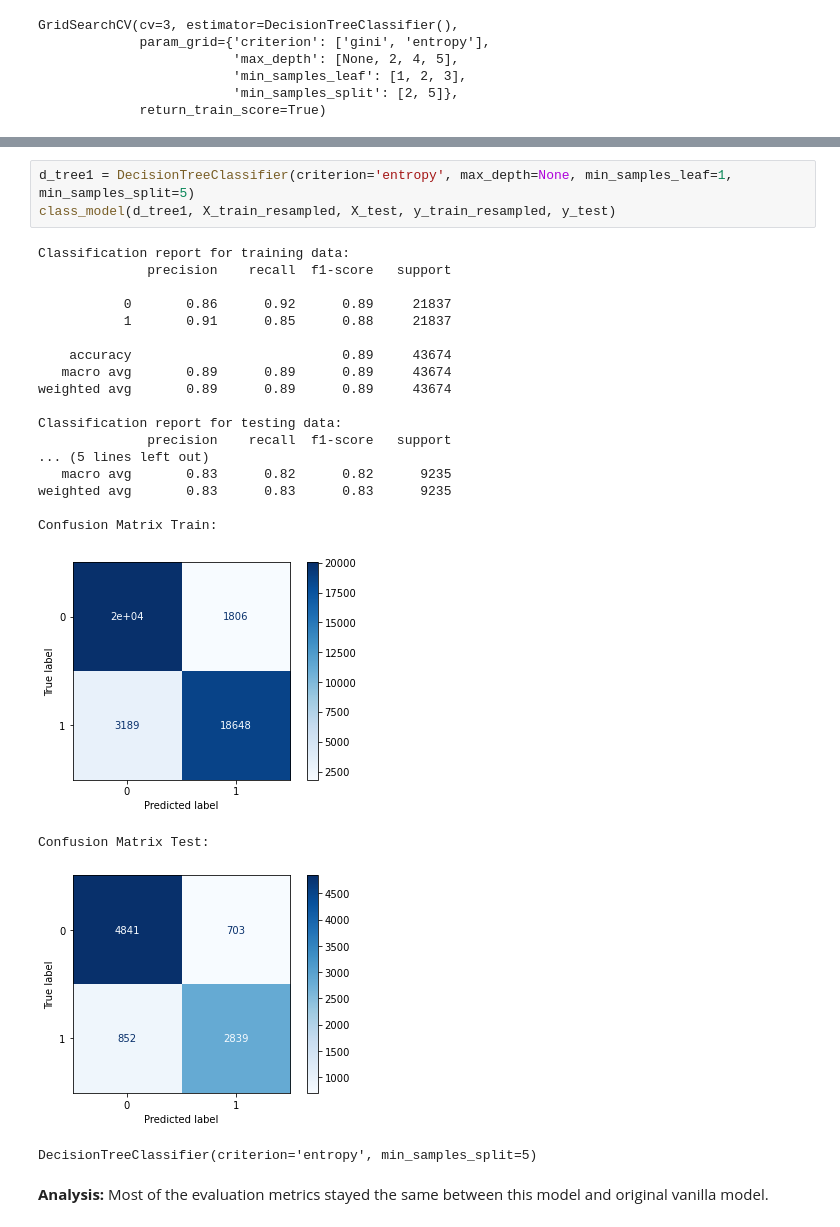
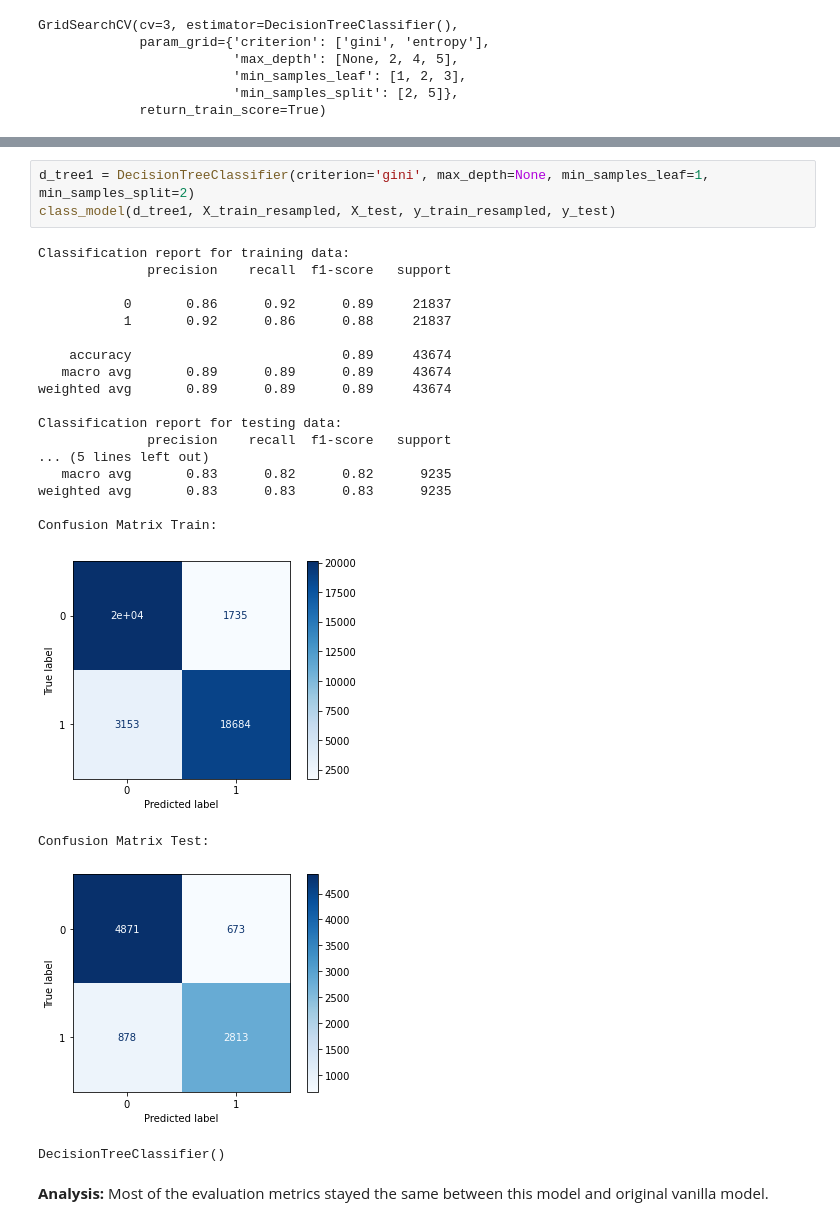
Before and after one commit to klsalcedo/tanzanian_water_wells, a Jupyter notebook: well_classification.ipynb, the cells around one changed output, grey strips where cells are left out. Saved outputs shown, nothing was run; the diff lists cells and outputs as text.

```diff
--- a/well_classification.ipynb
+++ b/well_classification.ipynb
@@ -537,28 +562,28 @@ dt_grid_search.best_params_
 # %%
-d_tree1 = DecisionTreeClassifier(criterion='entropy', max_depth=None, min_samples_leaf=1, min_samples_split=5)
+d_tree1 = DecisionTreeClassifier(criterion='gini', max_depth=None, min_samples_leaf=1, min_samples_split=2)
 class_model(d_tree1, X_train_resampled, X_test, y_train_resampled, y_test)
 # %% [output]
 Classification report for training data:
               precision    recall  f1-score   support
 
            0       0.86      0.92      0.89     21837
-           1       0.91      0.85      0.88     21837
+           1       0.92      0.86      0.88     21837
 
     accuracy                           0.89     43674
    macro avg       0.89      0.89      0.89     43674
 weighted avg       0.89      0.89      0.89     43674
 
 Classification report for testing data:
               precision    recall  f1-score   support
 ... (5 lines left out)
    macro avg       0.83      0.82      0.82      9235
 weighted avg       0.83      0.83      0.83      9235
 
 Confusion Matrix Train:
-[figure, old version]
+[figure, new version]
 Confusion Matrix Test:
 [figure]
-DecisionTreeClassifier(criterion='entropy', min_samples_split=5)
+DecisionTreeClassifier()
 # %% [markdown]
 **Analysis:** Most of the evaluation metrics stayed the same between this model and original vanilla model.
 # %% [markdown]
```
Also changed, not shown: parts of 8 cells of this notebook.
